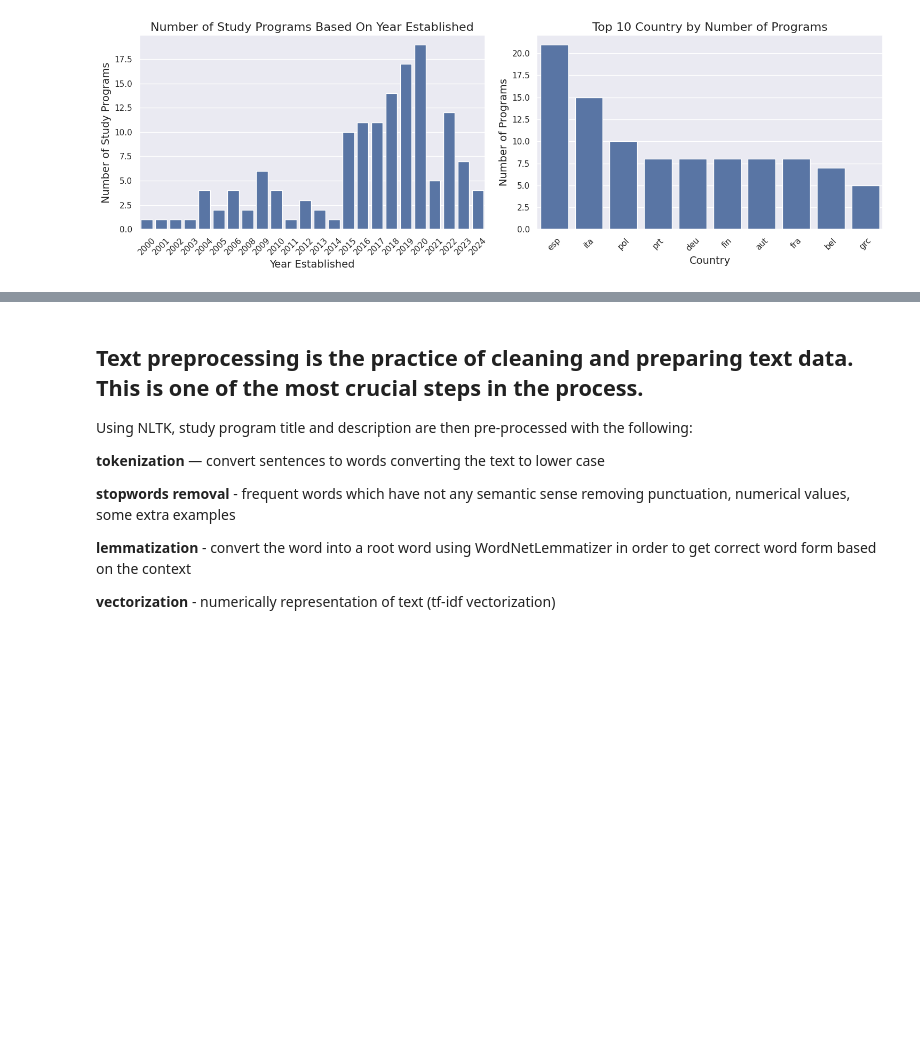
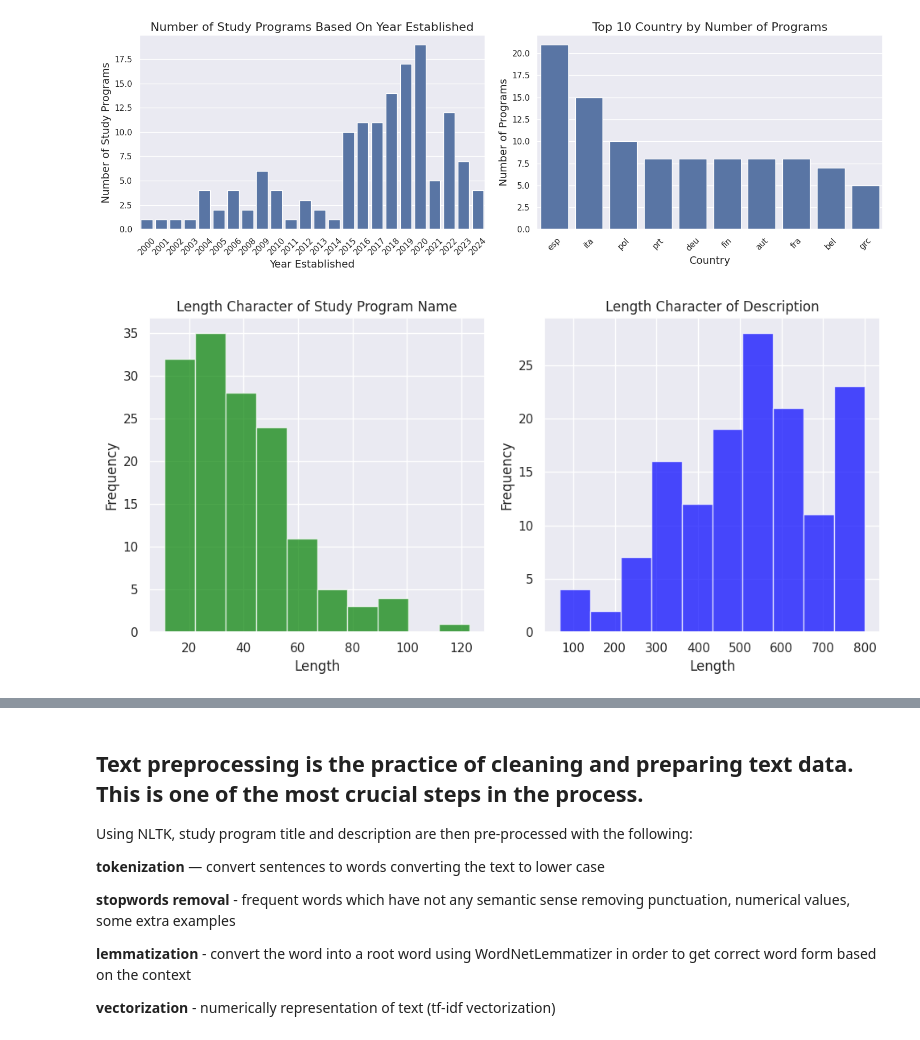
Before and after one commit to enzeeeh/ds-project, a Jupyter notebook: ds-lab1/Text_Mining_Analysis_DS_LAB1_Topic.ipynb, the cells around one changed output, grey strips where cells are left out. Cells and saved outputs as stored; diff of their text form; code cells hidden in the pictures; blank space fills up the shorter version.

Commit message:
Adjust the code with the result.

```diff
--- a/ds-lab1/Text_Mining_Analysis_DS_LAB1_Topic.ipynb
+++ b/ds-lab1/Text_Mining_Analysis_DS_LAB1_Topic.ipynb
@@ -98,11 +90,12 @@ drive.mount('/content/drive/')
 Mounted at /content/drive/
 # %%
 # Load dataset
-root_dir = '/content/drive/MyDrive/ds_lab_1/dataset/'
+root_dir = '/content/drive/MyDrive/ds_lab_project/dataset/'
 
-df = pd.read_excel(root_dir +'dataset.xlsx')
+df1 = pd.read_excel(root_dir +'dataset.xlsx')
+df2 = pd.read_excel(root_dir +'ENISA_skill_set.xlsx')
 
 # Display the first few rows of the DataFrame
-display(df.head(5))
-print(f"\nNumber of rows and columns in dataset: {df.shape}")
+print(f"\nNumber of rows and columns in dataset: {df1.shape}")
+print(f"\nNumber of rows and columns in dataset: {df2.shape}")
 # %% [output]
@@ -193,3 +137,22 @@ plt.tight_layout()
 plt.show()
 # %% [output]
 [figure]
+# %%
+# Create a figure and a set of subplots
+fig, axes = plt.subplots(nrows=1, ncols=2, figsize=(10, 5))  # Adjust figsize to fit your screen as necessary
+
+axes[0].hist(df1['study_program_name'].str.len(), color='green', alpha=0.7)
+axes[0].set_title('Length Character of Study Program Name')
+axes[0].set_xlabel('Length')
+axes[0].set_ylabel('Frequency')
+
+axes[1].hist(df1['description'].str.len(), color='blue', alpha=0.7)
+axes[1].set_title('Length Character of Description')
+axes[1].set_xlabel('Length')
+axes[1].set_ylabel('Frequency')
+
+plt.tight_layout()
+
+plt.show()
+# %% [output]
+[figure, added]
```
Also changed, not shown: parts of 123 cells of this notebook.
